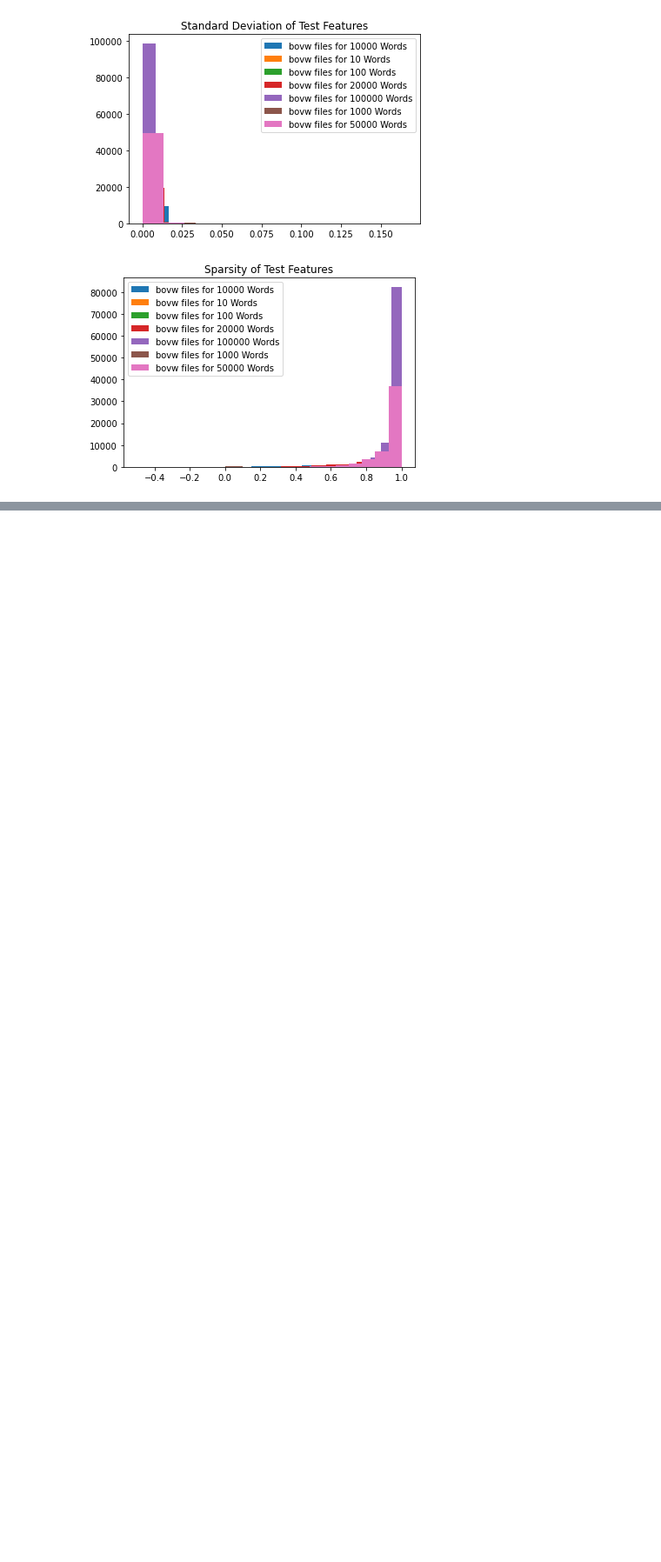
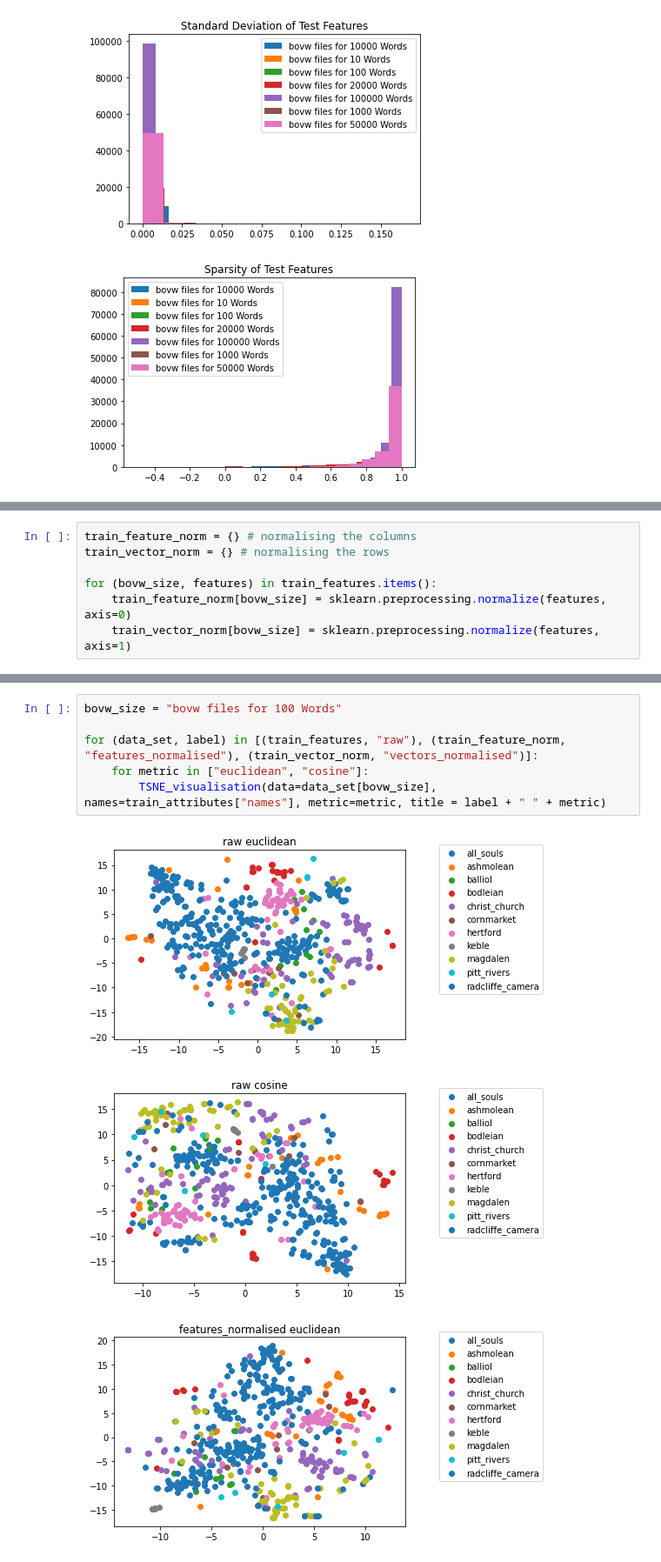
Before and after one commit to S-Arbor/Image-Retrieval-Project, a Jupyter notebook: investigate_datafiles.ipynb, the cells around one changed output, grey strips where cells are left out. Shown: that part at 87% size. Saved outputs shown, nothing was run; the diff lists cells and outputs as text; blank space fills up the shorter version.

```diff
--- a/investigate_datafiles.ipynb
+++ b/investigate_datafiles.ipynb
@@ -125,0 +132,7 @@ for (feature_set, feature_set_name) in [(train_features, "Train"), (test_feature
+# %%
+train_feature_norm = {} # normalising the columns
+train_vector_norm = {} # normalising the rows
+
+for (bovw_size, features) in train_features.items():
+    train_feature_norm[bovw_size] = sklearn.preprocessing.normalize(features, axis=0)
+    train_vector_norm[bovw_size] = sklearn.preprocessing.normalize(features, axis=1)
@@ -125,0 +160,10 @@ for (feature_set, feature_set_name) in [(train_features, "Train"), (test_feature
+# %%
+bovw_size = "bovw files for 100 Words"
+
+for (data_set, label) in [(train_features, "raw"), (train_feature_norm, "features_normalised"), (train_vector_norm, "vectors_normalised")]:
+    for metric in ["euclidean", "cosine"]:
+        TSNE_visualisation(data=data_set[bovw_size], names=train_attributes["names"], metric=metric, title = label + " " + metric)
+# %% [output]
+[figure, added]
+[figure, added]
+[figure, added]
```
Also changed, not shown: parts of 5 cells of this notebook.
